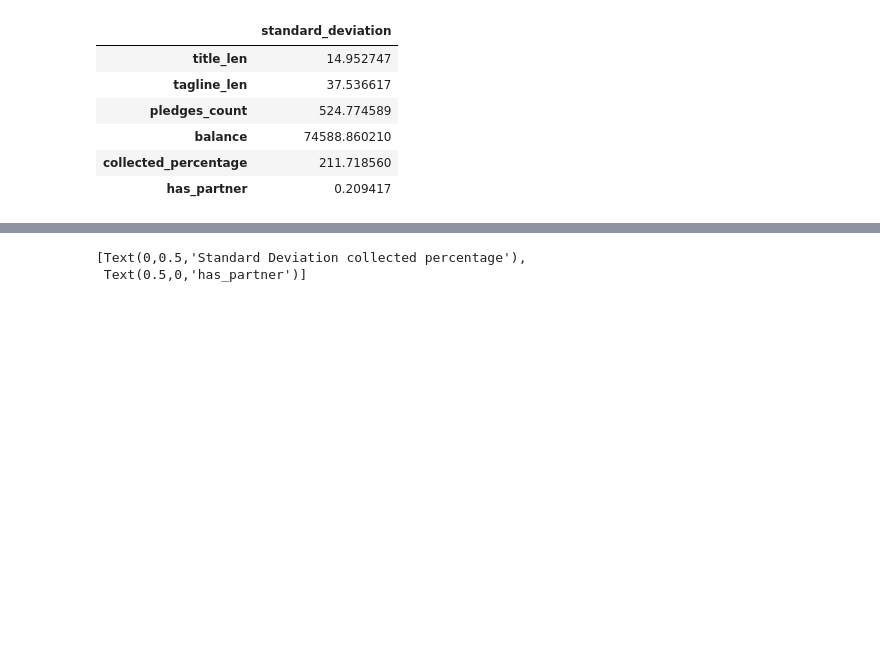
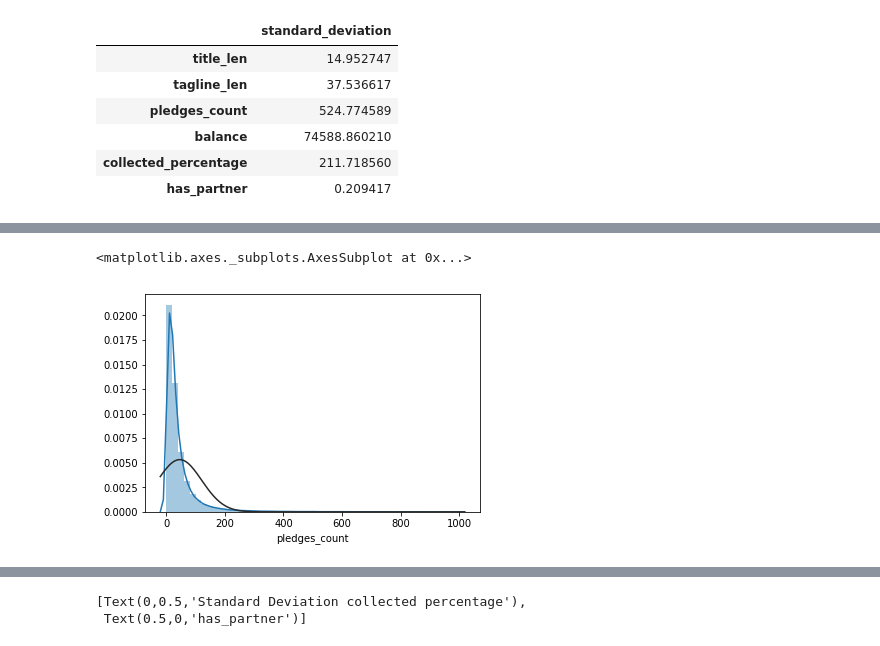
Before and after one commit to bonheml/indiegogo_or_indienono, a Jupyter notebook: dispersion-std_dev.ipynb, the cells around one changed output, grey strips where cells are left out. Drawn from its saved outputs; the diff is of its cells as text; code cells hidden in the pictures; blank space fills up the shorter version.

```diff
--- a/dispersion-std_dev.ipynb
+++ b/dispersion-std_dev.ipynb
@@ -18,0 +43,5 @@ indiegogo.std(axis=0).to_frame(name="standard_deviation")
+# %%
+sns.distplot(indiegogo[indiegogo.pledges_count <= 1000].pledges_count, fit=norm)
+# %% [output]
+<matplotlib.axes._subplots.AxesSubplot at 0x...>
+[figure, added]
```
Also changed, not shown: parts of 15 cells of this notebook.
